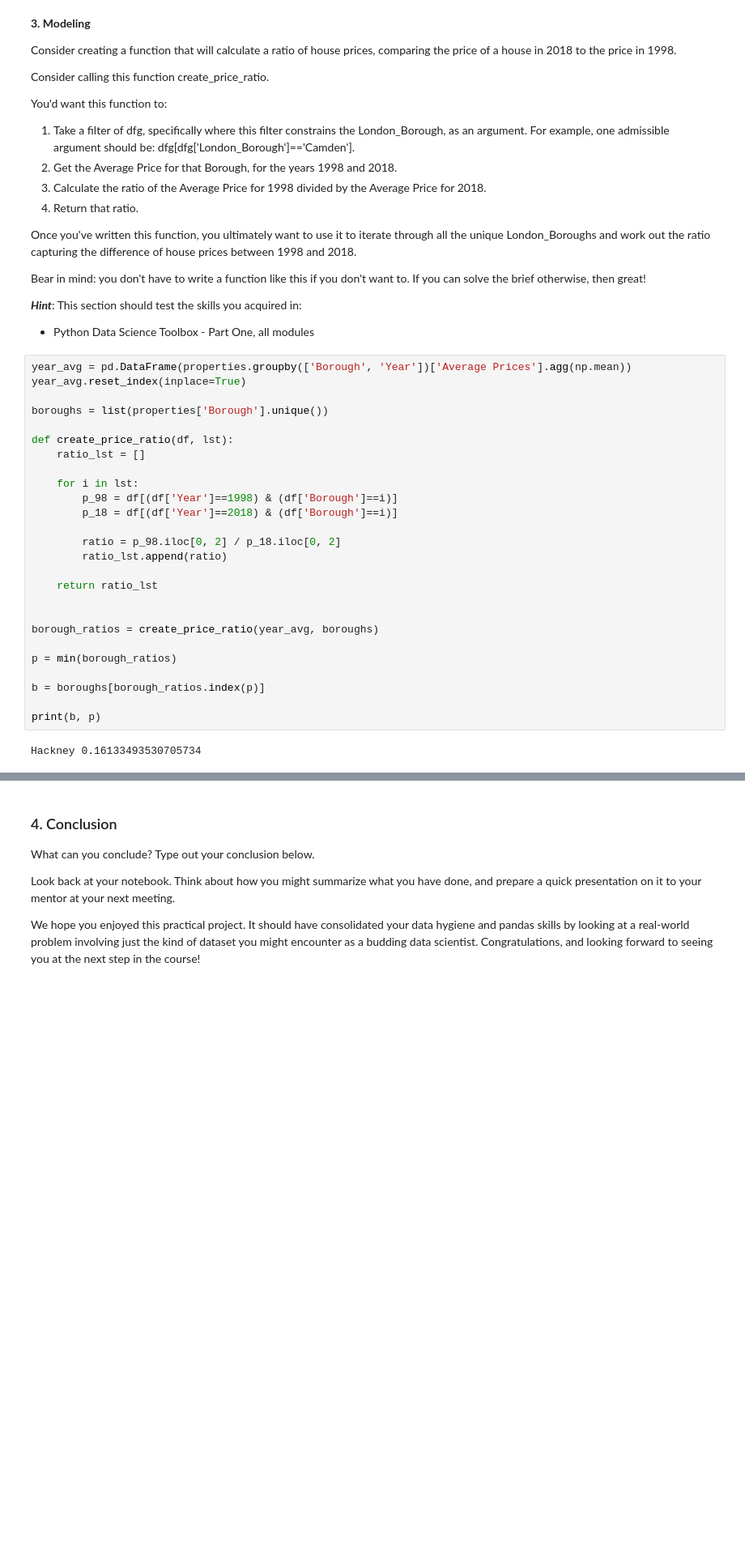
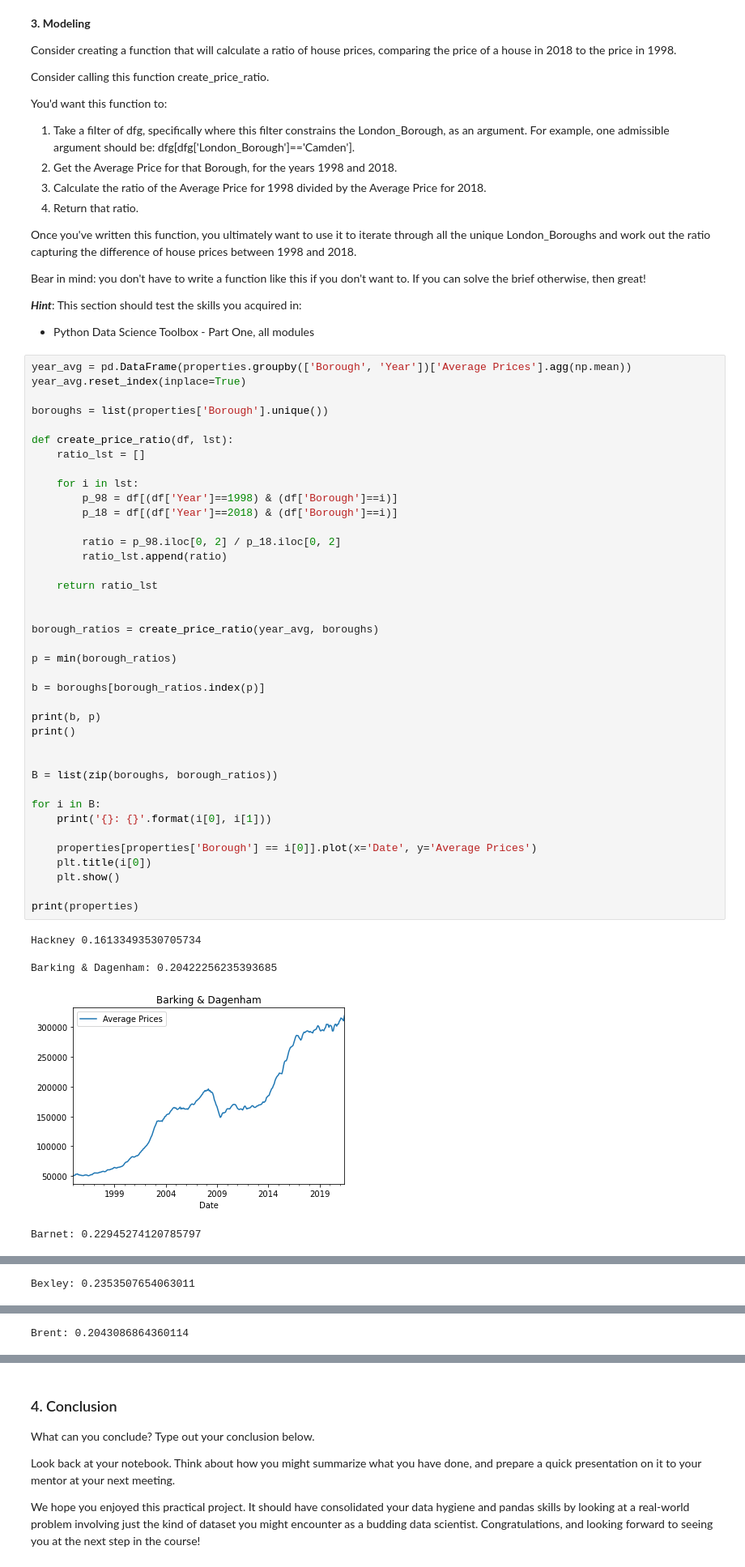
Before and after one commit to blakewoodward/London-Case-Study, a Jupyter notebook: Unit 4 Challenge Complete - Tier 3.ipynb, the cells around one changed output, grey strips where cells are left out. Shown: that part at 81% size. Saved outputs shown, nothing was run; the diff lists cells and outputs as text; blank space fills up the shorter version.

```diff
--- a/Unit 4 Challenge Complete - Tier 3.ipynb
+++ b/Unit 4 Challenge Complete - Tier 3.ipynb
@@ -232,28 +232,45 @@ Bear in mind: you don't have to write a function like this if you don't want to.
 # %%
 year_avg = pd.DataFrame(properties.groupby(['Borough', 'Year'])['Average Prices'].agg(np.mean))
 year_avg.reset_index(inplace=True)
 
 boroughs = list(properties['Borough'].unique())
 
 def create_price_ratio(df, lst):
     ratio_lst = []
 
     for i in lst:
         p_98 = df[(df['Year']==1998) & (df['Borough']==i)]
         p_18 = df[(df['Year']==2018) & (df['Borough']==i)]
 
         ratio = p_98.iloc[0, 2] / p_18.iloc[0, 2]
         ratio_lst.append(ratio)
 
     return ratio_lst
 
 
 borough_ratios = create_price_ratio(year_avg, boroughs)
 
 p = min(borough_ratios)
 
 b = boroughs[borough_ratios.index(p)]
 
 print(b, p)
+print()
+
+
+B = list(zip(boroughs, borough_ratios))
+
+for i in B:
+    print('{}: {}'.format(i[0], i[1]))
+
+    properties[properties['Borough'] == i[0]].plot(x='Date', y='Average Prices')
+    plt.title(i[0])
+    plt.show()
+
+print(properties)
 # %% [output]
 Hackney 0.16133493530705734
+
+Barking & Dagenham: 0.20422256235393685
+[figure, added]
+Barnet: 0.22945274120785797
@@ -259,0 +278 @@ Hackney 0.16133493530705734
+Bexley: 0.2353507654063011
@@ -259,0 +280 @@ Hackney 0.16133493530705734
+Brent: 0.2043086864360114
```
Also changed, not shown: parts of 2 cells of this notebook.
